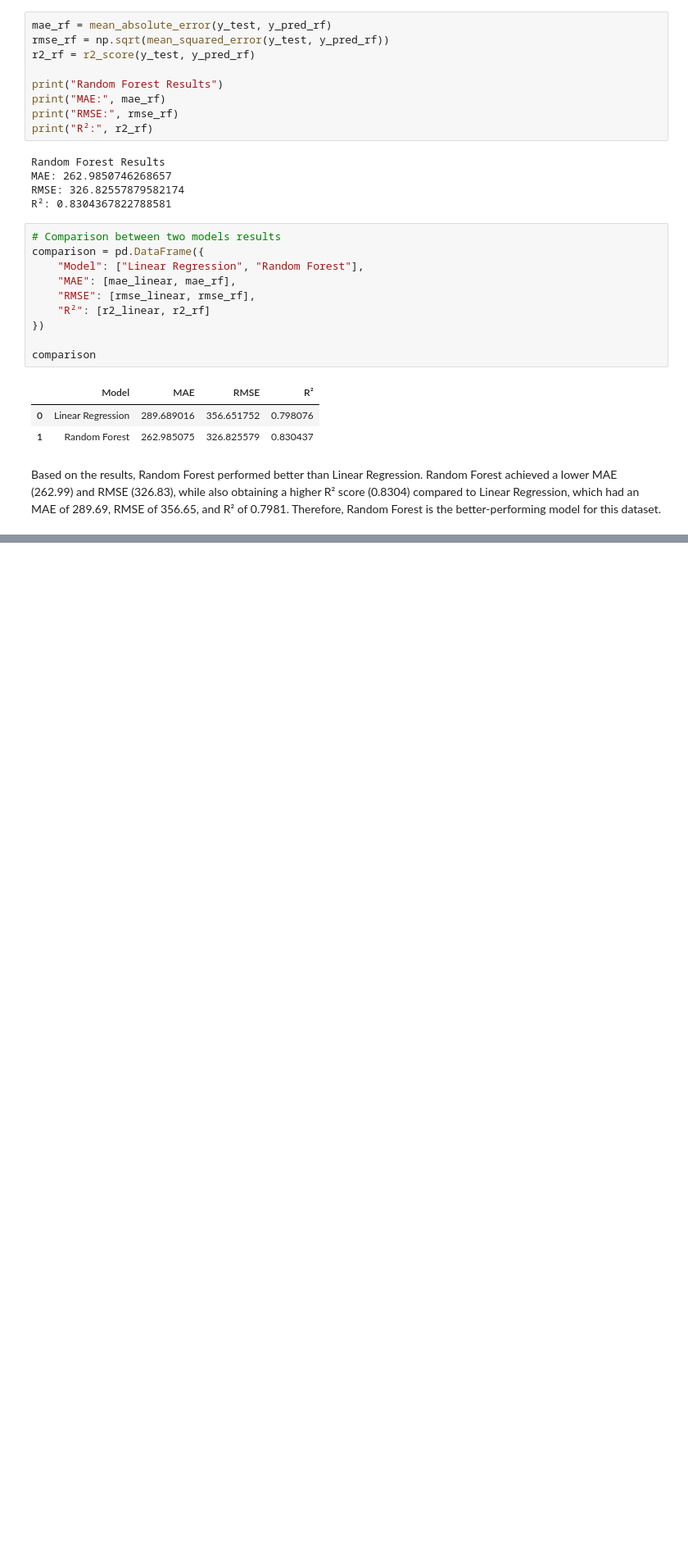
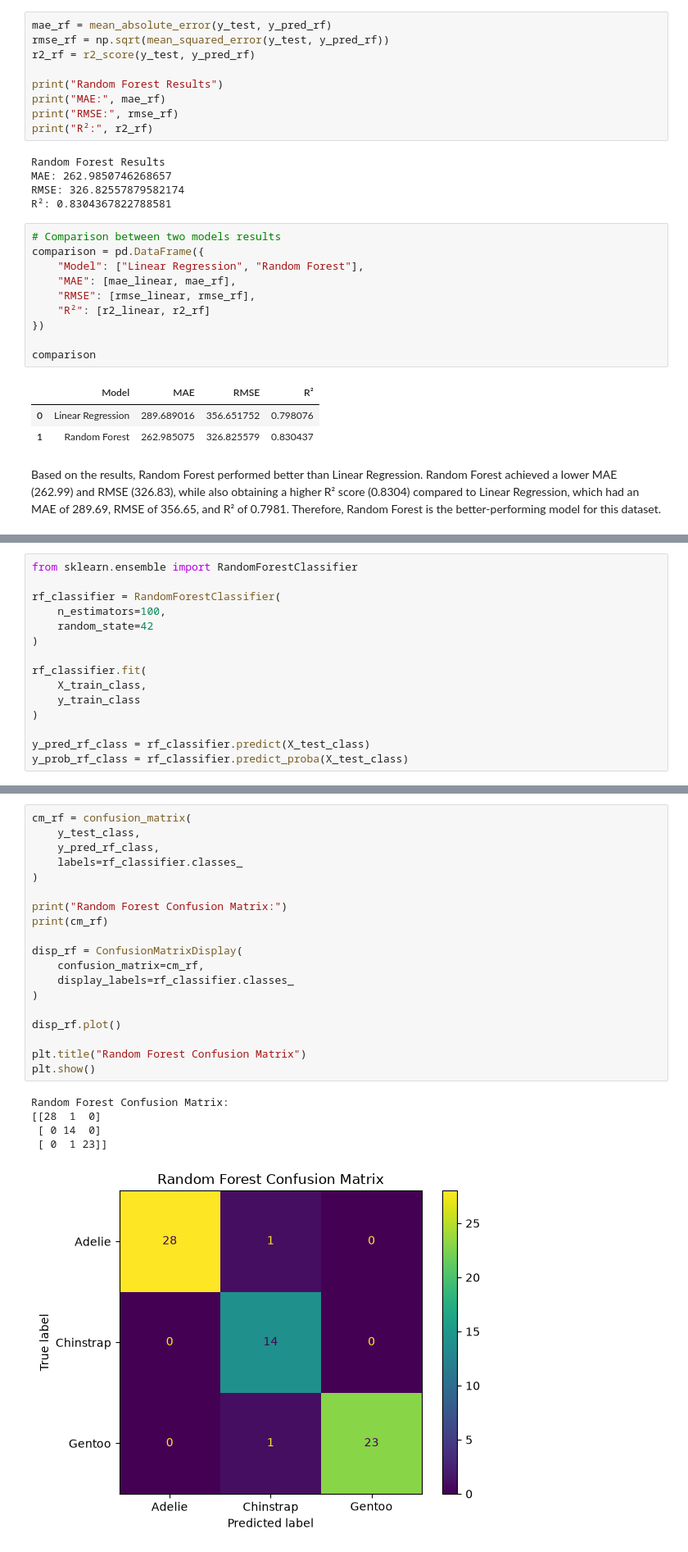
Before and after one commit to Hoga30/Klab_AI-program, a Jupyter notebook: notebooks/assignment2_data_wrangling.ipynb, the cells around one changed output, grey strips where cells are left out. Shown at 82% size. Saved outputs shown, nothing was run; the diff lists cells and outputs as text; blank space fills up the shorter version.

```diff
--- a/notebooks/assignment2_data_wrangling.ipynb
+++ b/notebooks/assignment2_data_wrangling.ipynb
@@ -350,0 +552,15 @@ Based on the results, Random Forest performed better than Linear Regression. Ran
+# %%
+from sklearn.ensemble import RandomForestClassifier
+
+rf_classifier = RandomForestClassifier(
+    n_estimators=100,
+    random_state=42
+)
+
+rf_classifier.fit(
+    X_train_class,
+    y_train_class
+)
+
+y_pred_rf_class = rf_classifier.predict(X_test_class)
+y_prob_rf_class = rf_classifier.predict_proba(X_test_class)
@@ -350,0 +692,25 @@ Based on the results, Random Forest performed better than Linear Regression. Ran
+# %%
+cm_rf = confusion_matrix(
+    y_test_class,
+    y_pred_rf_class,
+    labels=rf_classifier.classes_
+)
+
+print("Random Forest Confusion Matrix:")
+print(cm_rf)
+
+disp_rf = ConfusionMatrixDisplay(
+    confusion_matrix=cm_rf,
+    display_labels=rf_classifier.classes_
+)
+
+disp_rf.plot()
+
+plt.title("Random Forest Confusion Matrix")
+plt.show()
+# %% [output]
+Random Forest Confusion Matrix:
+[[28  1  0]
+ [ 0 14  0]
+ [ 0  1 23]]
+[figure, added]
```
Also changed, not shown: parts of 17 cells of this notebook.
